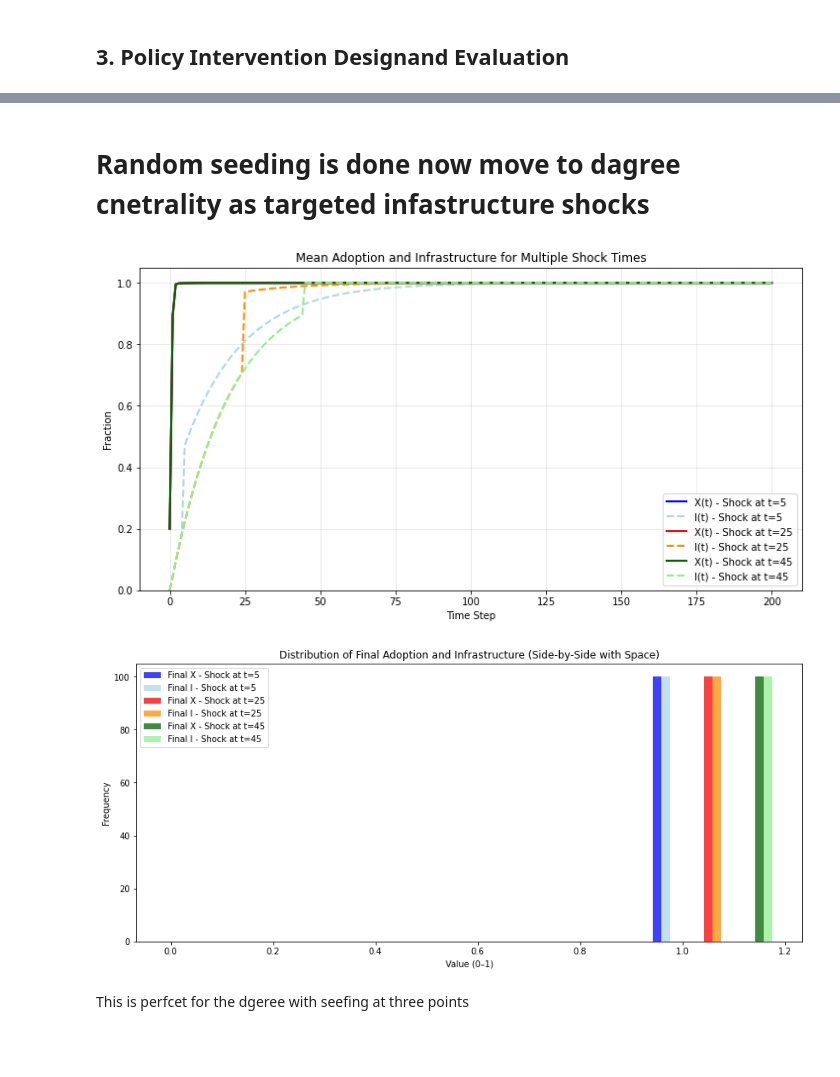
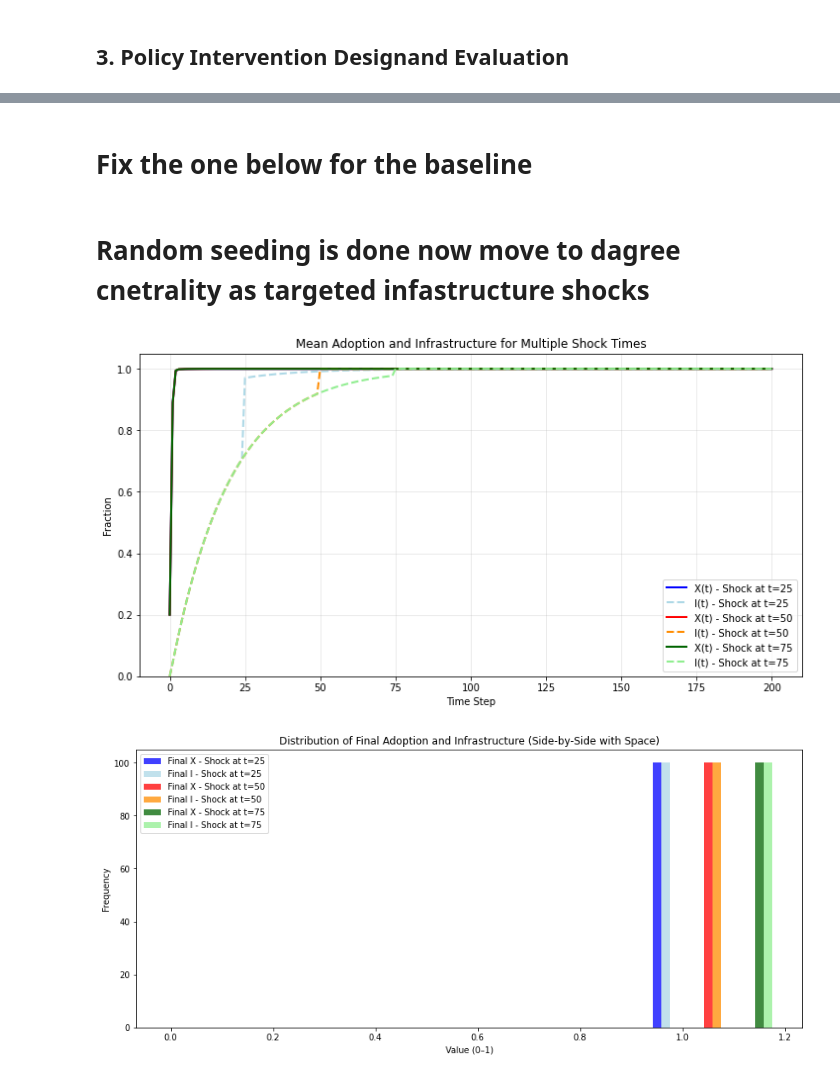
Before and after one commit to mucel/mbdm_3asign, a Jupyter notebook: mara_try.ipynb, the cells around one changed output, grey strips where cells are left out. Saved outputs shown, nothing was run; the diff lists cells and outputs as text; code cells hidden in the pictures; blank space fills up the shorter version.

```diff
--- a/mara_try.ipynb
+++ b/mara_try.ipynb
@@ -782,4 +585,6 @@ run_single_shock_with_plots(
 # %%
+# General infastructure shocks
+
 def run_multiple_single_shocks_overlay_v2_adjusted(n_trials, steps, method, params, shock_times, shock_amount):
     all_X_traj, all_I_traj, labels = [], [], []
     for t_shock in shock_times:
@@ -838,6 +643,6 @@ def run_multiple_single_shocks_overlay_v2_adjusted(n_trials, steps, method, para
     plt.show()
 
 # Run the function
-shock_times = [20, 50, 100]
+shock_times = [25, 50, 75]
 run_multiple_single_shocks_overlay_v2_adjusted(TRIALS, STEPS, "random", PARAMS, shock_times, shock_amount=0.25)
 # %% [output]
@@ -991,3 +651,5 @@ compare_baseline_vs_multi_shocks(
+# %% [markdown]
+# Fix the one below  for the baseline
 # %% [markdown]
 # Random seeding is done now move to dagree cnetrality as targeted infastructure shocks
 # %%
@@ -1045,18 +709,15 @@ def run_batch_degree_shock_static(n_trials, steps, params, shock_times, seed_fra
 
     return np.array(X_traj_all), np.array(I_traj_all)
 # %%
-shock_times = [5, 25, 45]
-
+# Smth seems a bit strange
 X_A, I_A = run_batch_degree_shock_static(
-    TRIALS, STEPS, PARAMS, shock_times, seed_frac=0.10
+    TRIALS, STEPS, PARAMS, shock_times, seed_frac=0.00
 )
 
 run_multiple_single_shocks_overlay_v2_adjusted(
     TRIALS, STEPS, "degree", PARAMS,
     shock_times, shock_amount=0.25
 )
 # %% [output]
-[figure, old version]
+[figure, new version]
 [figure]
-# %% [markdown]
-This is perfcet for the dgeree with seefing at three points
```
Also changed, not shown: parts of 22 cells of this notebook.
